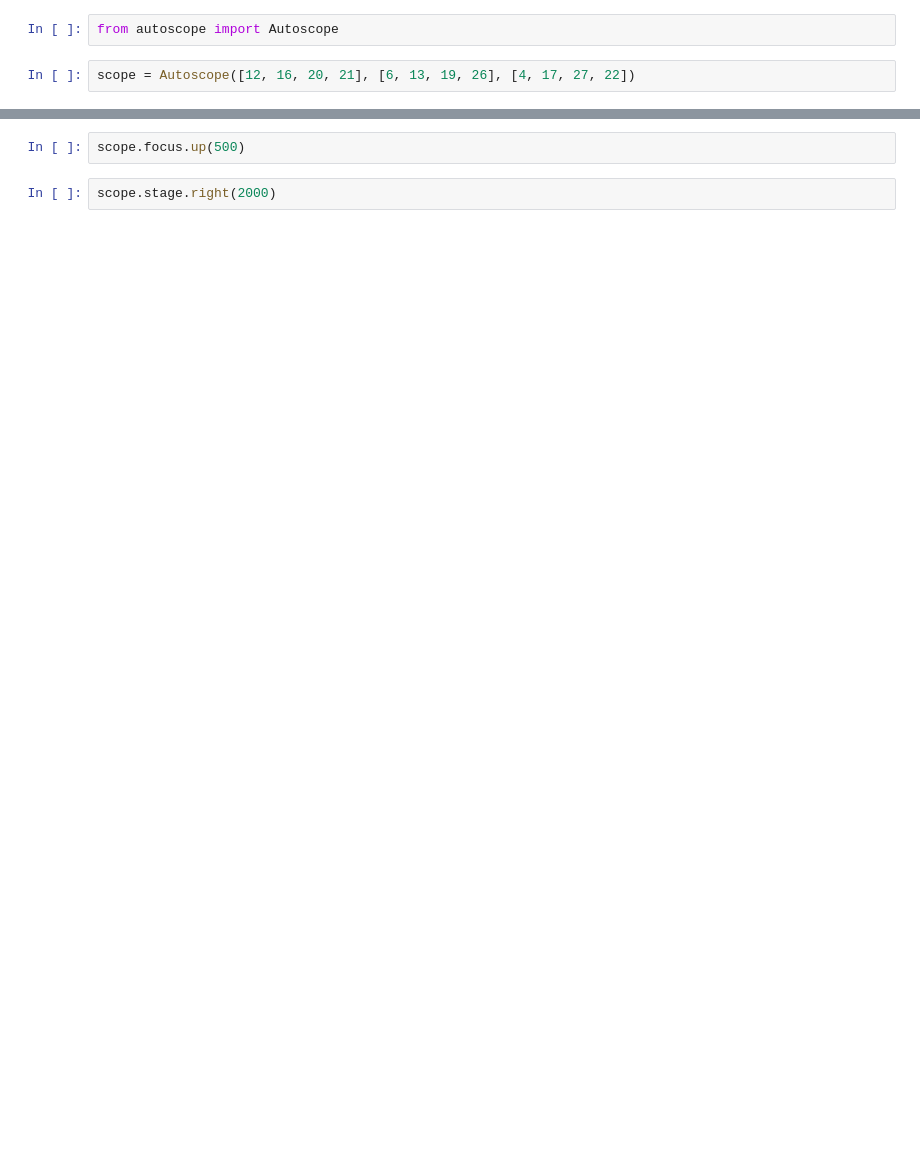
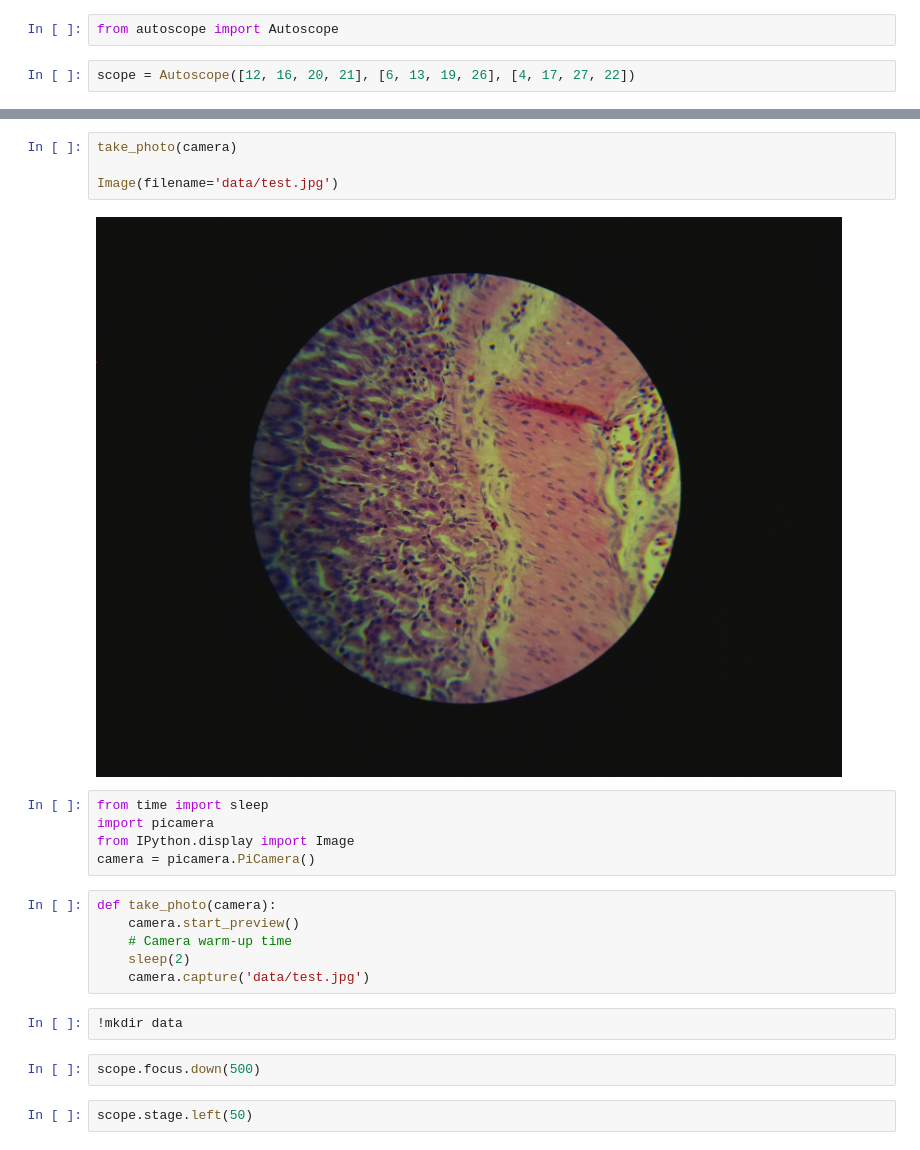
Before and after one commit to python-friends/auto-scope, a Jupyter notebook: motor testing.ipynb, the cells around one changed output, grey strips where cells are left out. Saved outputs shown, nothing was run; the diff lists cells and outputs as text; blank space fills up the shorter version.

Commit message:
testing camera notebook

```diff
--- a/motor testing.ipynb
+++ b/motor testing.ipynb
@@ -5,4 +13,23 @@ scope = Autoscope([12, 16, 20, 21], [6, 13, 19, 26], [4, 17, 27, 22])
+# %%
+take_photo(camera)
+
+Image(filename='data/test.jpg')
+# %% [output]
+[figure, added]
+# %%
+from time import sleep
+import picamera
+from IPython.display import Image
+camera = picamera.PiCamera()
+# %%
+def take_photo(camera):
+    camera.start_preview()
+    # Camera warm-up time
+    sleep(2)
+    camera.capture('data/test.jpg')
+# %%
+!mkdir data
 # %%
-scope.focus.up(500)
+scope.focus.down(500)
 # %%
-scope.stage.right(2000)
+scope.stage.left(50)
```
Also changed, not shown: parts of 6 cells of this notebook, 1 other file.
